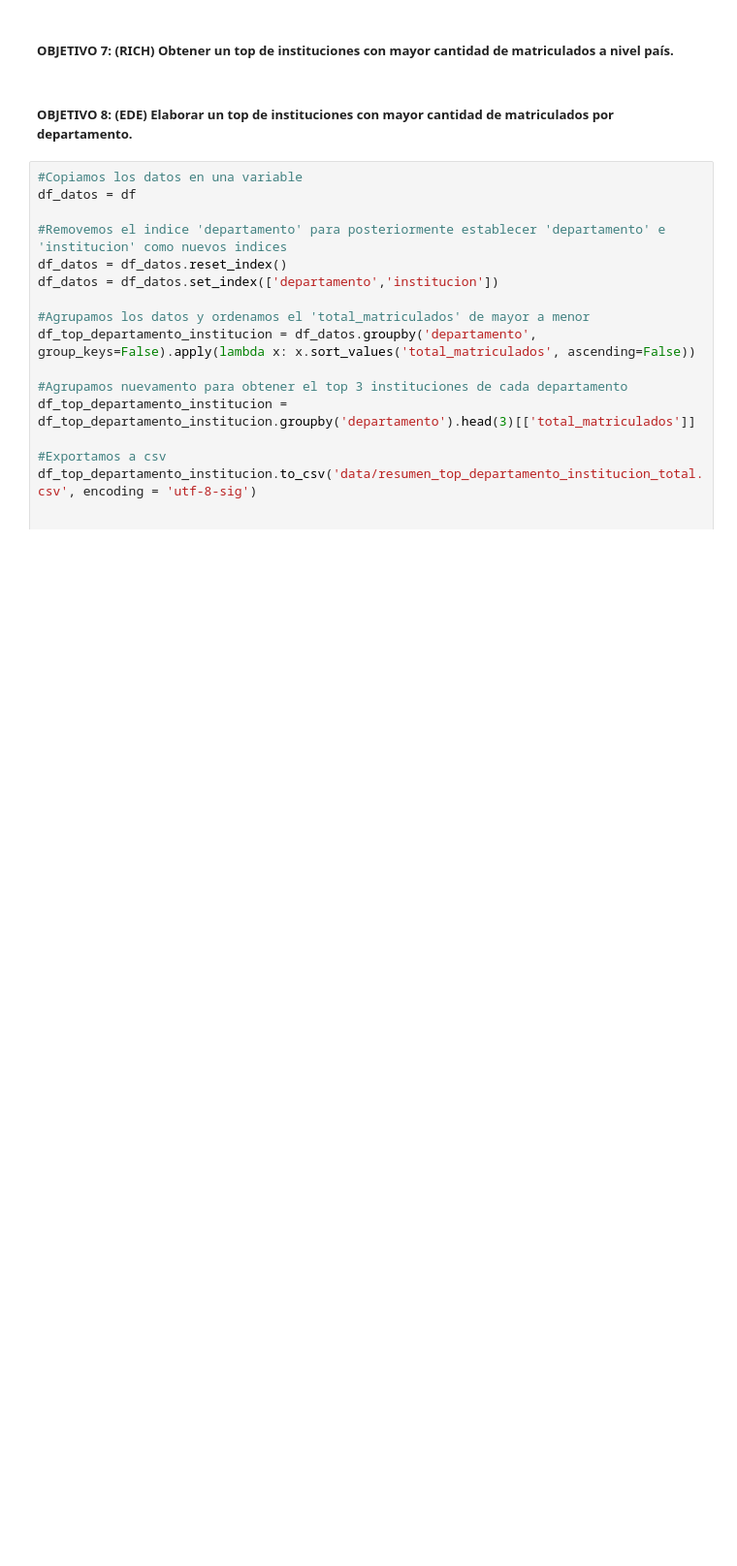
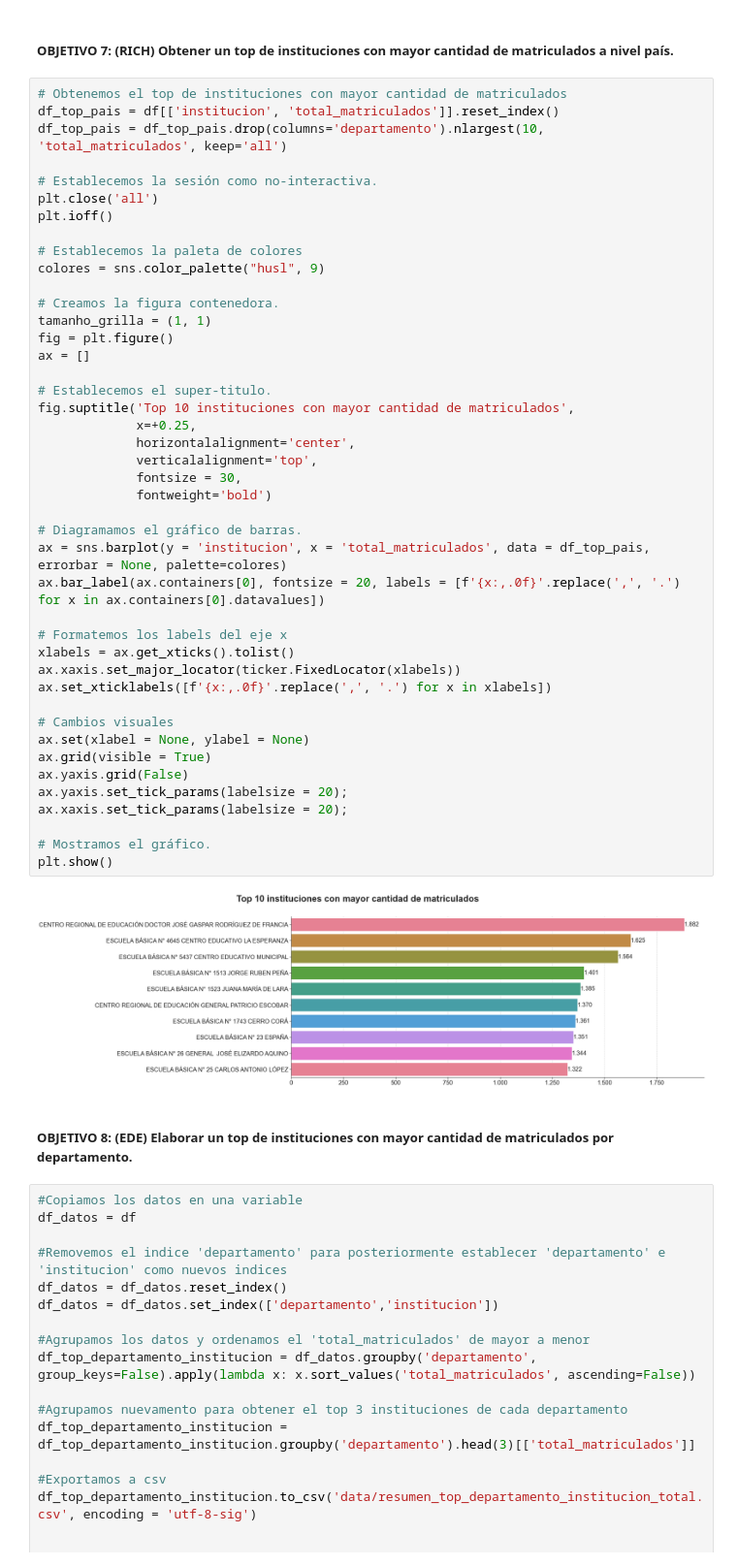
Before and after one commit to richardchena/diplomado_python, a Jupyter notebook: proyecto_final.ipynb, the cells around one changed output. Shown at 97% size. Saved outputs shown, nothing was run; the diff lists cells and outputs as text; blank space fills up the shorter version.

```diff
--- a/proyecto_final.ipynb
+++ b/proyecto_final.ipynb
@@ -370,6 +439,51 @@ plt.show()
 # %% [markdown]
 <h5>OBJETIVO 7: (RICH)</h6>
 Obtener un top de instituciones con mayor cantidad de matriculados a nivel país.
+# %%
+# Obtenemos el top de instituciones con mayor cantidad de matriculados
+df_top_pais = df[['institucion', 'total_matriculados']].reset_index()
+df_top_pais = df_top_pais.drop(columns='departamento').nlargest(10, 'total_matriculados', keep='all')
+
+# Establecemos la sesión como no-interactiva.
+plt.close('all')
+plt.ioff()
+
+# Establecemos la paleta de colores
+colores = sns.color_palette("husl", 9)
+
+# Creamos la figura contenedora.
+tamanho_grilla = (1, 1)
+fig = plt.figure()
+ax = []
+
+# Establecemos el super-titulo.
+fig.suptitle('Top 10 instituciones con mayor cantidad de matriculados',
+             x=+0.25,
+             horizontalalignment='center',
+             verticalalignment='top',
+             fontsize = 30,
+             fontweight='bold')
+
+# Diagramamos el gráfico de barras.
+ax = sns.barplot(y = 'institucion', x = 'total_matriculados', data = df_top_pais, errorbar = None, palette=colores)
+ax.bar_label(ax.containers[0], fontsize = 20, labels = [f'{x:,.0f}'.replace(',', '.') for x in ax.containers[0].datavalues])
+
+# Formatemos los labels del eje x
+xlabels = ax.get_xticks().tolist()
+ax.xaxis.set_major_locator(ticker.FixedLocator(xlabels))
+ax.set_xticklabels([f'{x:,.0f}'.replace(',', '.') for x in xlabels])
+
+# Cambios visuales
+ax.set(xlabel = None, ylabel = None)
+ax.grid(visible = True)
+ax.yaxis.grid(False)
+ax.yaxis.set_tick_params(labelsize = 20);
+ax.xaxis.set_tick_params(labelsize = 20);
+
+# Mostramos el gráfico.
+plt.show()
+# %% [output]
+[figure, added]
 # %% [markdown]
 <h5>OBJETIVO 8: (EDE)</h6>
 Elaborar un top de instituciones con mayor cantidad de matriculados por departamento.
```
Also changed, not shown: parts of 8 cells of this notebook.
